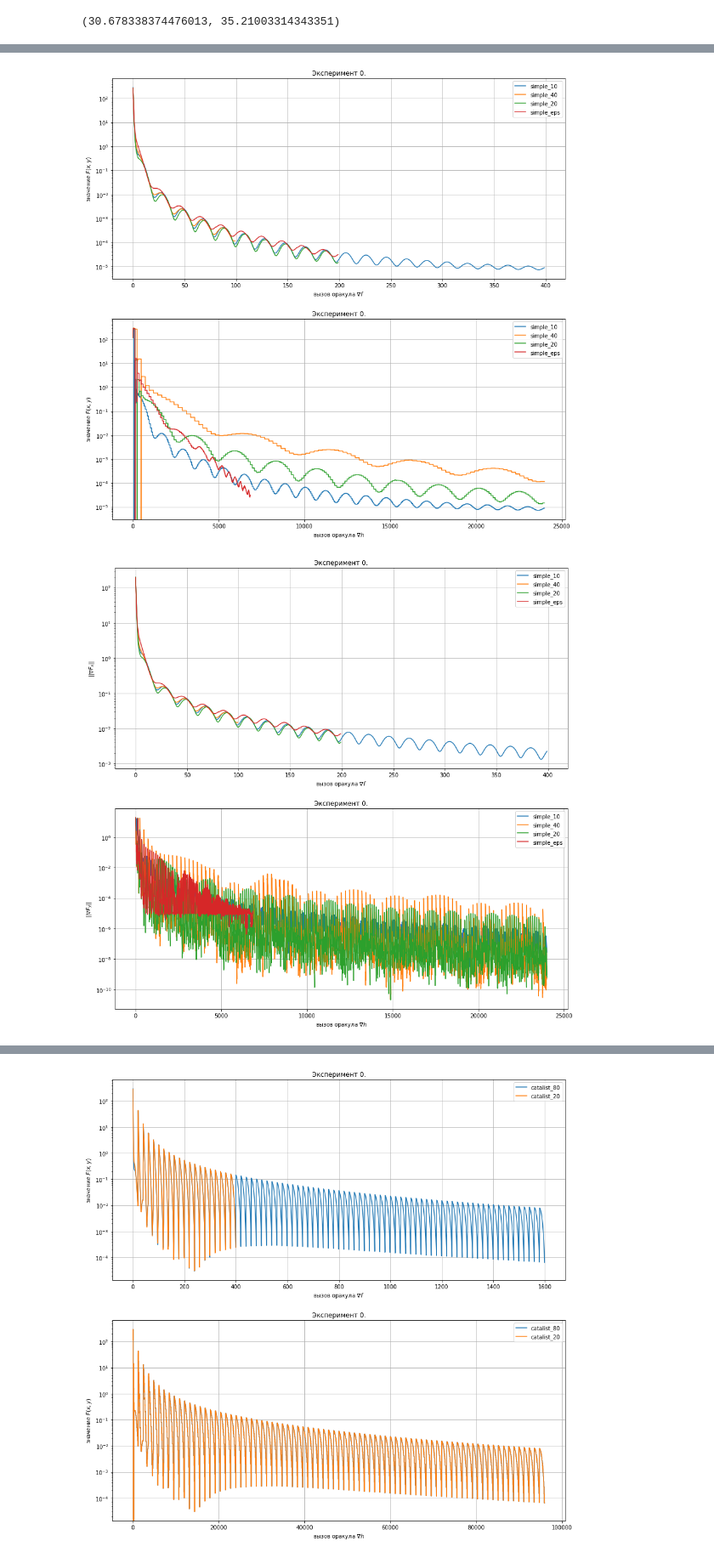
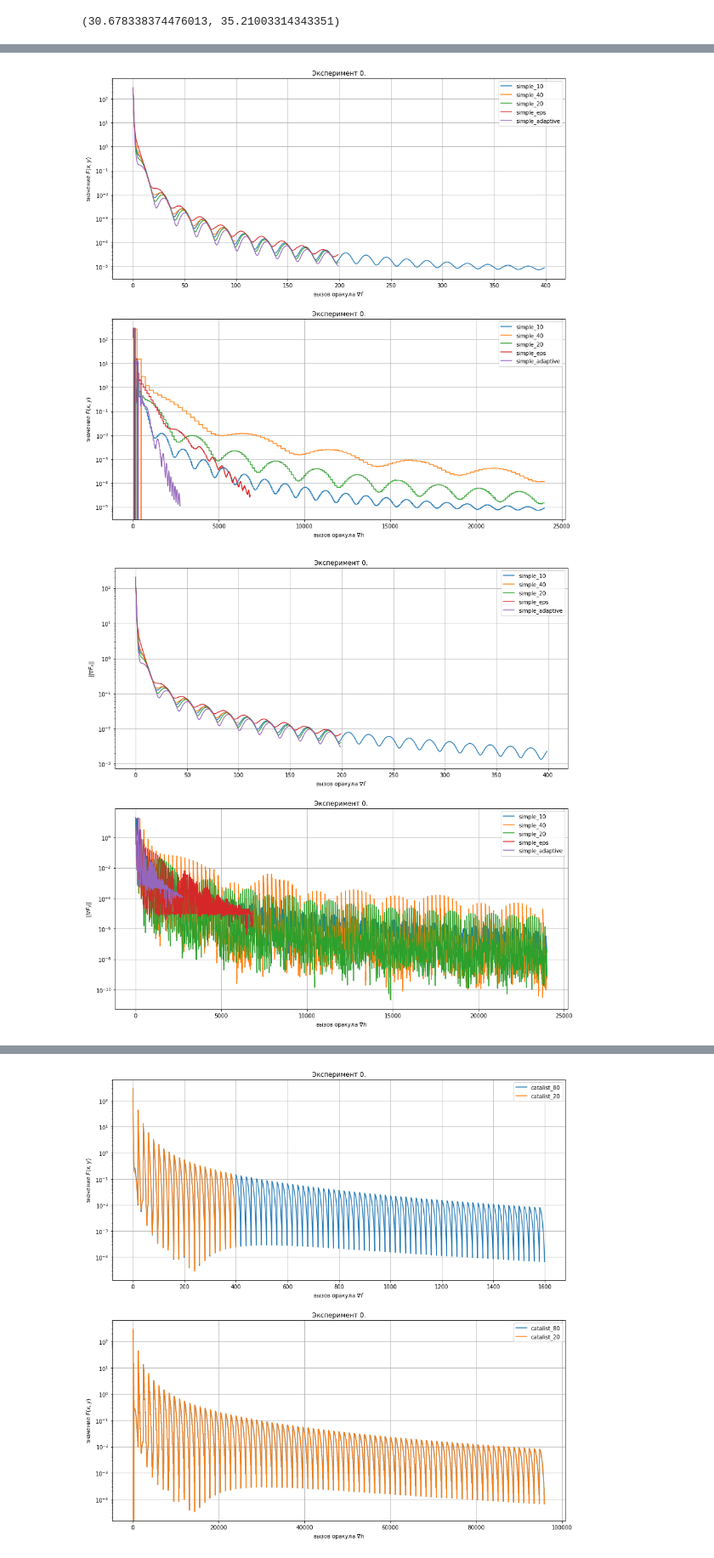
Before and after one commit to nikvas0/optimization_project, a Jupyter notebook: experiments_exp2.ipynb, the cells around one changed output, grey strips where cells are left out. Shown: that part at 85% size. Saved outputs shown, nothing was run; the diff lists cells and outputs as text; code cells hidden in the pictures.

```diff
--- a/experiments_exp2.ipynb
+++ b/experiments_exp2.ipynb
@@ -205,11 +205,11 @@ for i, exp in enumerate(exps):
     res_simple_20.append(stat)
 
     %time x, y, stat = RunSaddle(x_0, y_0, exp, 200, 20, 5, None, 1e-5)
-    print('Simple EPS=1e-3 (200, 20): f(x, y)={}\n||f\'_x(x_0, y_0)||={} ||f\'_x(x, y)||={}\n||f\'_y(x_0, y_0)||={} ||f\'_y(x, y)||={}'.format(calc_res(exp, x, y), calc_grad_x(exp, x_0, y_0), calc_grad_x(exp, x, y), calc_grad_y(exp, x_0, y_0), calc_grad_y(exp, x, y)))
+    print('Simple EPS=1e-5 (200, 20): f(x, y)={}\n||f\'_x(x_0, y_0)||={} ||f\'_x(x, y)||={}\n||f\'_y(x_0, y_0)||={} ||f\'_y(x, y)||={}'.format(calc_res(exp, x, y), calc_grad_x(exp, x_0, y_0), calc_grad_x(exp, x, y), calc_grad_y(exp, x_0, y_0), calc_grad_y(exp, x, y)))
     res_simple_eps.append(stat)
 
-    #%time x, y, stat = RunSaddleAdaptiveEps(x_0, y_0, exp, 200, 30, 5, 1e-1, 0.9998)
-    #print('Adaptive EPS=1e-2 alpha=0.9997 (200, 20): f(x, y)={}\n||f\'_x(x_0, y_0)||={} ||f\'_x(x, y)||={}\n||f\'_y(x_0, y_0)||={} ||f\'_y(x, y)||={}'.format(calc_res(exp, x, y), calc_grad_x(exp, x_0, y_0), calc_grad_x(exp, x, y), calc_grad_y(exp, x_0, y_0), calc_grad_y(exp, x, y)))
-    #res_simple_adaptive.append(stat)
+    %time x, y, stat = RunSaddleAdaptiveEps(x_0, y_0, exp, 200, 30, 5, 1e-3, 0.9995)
+    print('Adaptive EPS=1e-3 alpha=0.9995 (200, 30): f(x, y)={}\n||f\'_x(x_0, y_0)||={} ||f\'_x(x, y)||={}\n||f\'_y(x_0, y_0)||={} ||f\'_y(x, y)||={}'.format(calc_res(exp, x, y), calc_grad_x(exp, x_0, y_0), calc_grad_x(exp, x, y), calc_grad_y(exp, x_0, y_0), calc_grad_y(exp, x, y)))
+    res_simple_adaptive.append(stat)
 # %% [output]
 Эксперимент 0.
@@ -304,8 +304,8 @@ for i in range(len(exps)):
     Ff = collectFfromfOracleSimple(res_simple_eps[i])
     ax.plot(range(len(Ff)), Ff, label='simple_eps')
 
-    #Ff = collectFfromfOracleSimple(res_simple_adaptive[i])
-    #ax.plot(range(len(Ff)), Ff, label='simple_adaptive')
+    Ff = collectFfromfOracleSimple(res_simple_adaptive[i])
+    ax.plot(range(len(Ff)), Ff, label='simple_adaptive')
 
     plt.yscale("log")
     plt.ylabel('значение $F(x, y)$')
@@ -329,8 +329,8 @@ for i in range(len(exps)):
     Fh = collectFfromhOracleSimple(res_simple_eps[i])
     ax.plot(range(len(Fh)), Fh, label='simple_eps')
 
-    #Fh = collectFfromhOracleSimple(res_simple_adaptive[i])
-    #ax.plot(range(len(Fh)), Fh, label='simple_adaptive')
+    Fh = collectFfromhOracleSimple(res_simple_adaptive[i])
+    ax.plot(range(len(Fh)), Fh, label='simple_adaptive')
 
     plt.yscale("log")
     plt.ylabel('значение $F(x, y)$')
@@ -338,7 +338,7 @@ for i in range(len(exps)):
     plt.grid(True)
     plt.legend()
 # %% [output]
-[figure, old version]
+[figure, new version]
 # %%
 plt.figure(figsize=(15,15))
 
@@ -358,41 +358,41 @@ for i in range(len(exps)):
     Gf = collectGradNormfromfOracleSimple(res_simple_eps[i])
     ax.plot(range(len(Gf)), Gf, label='simple_eps')
 
-    #Gf = collectGradNormfromfOracleSimple(res_simple_adaptive[i])
-    #ax.plot(range(len(Gf)), Gf, label='simple_adaptive')
+    Gf = collectGradNormfromfOracleSimple(res_simple_adaptive[i])
+    ax.plot(range(len(Gf)), Gf, label='simple_adaptive')
 
     plt.yscale("log")
     plt.ylabel('$||\\nabla F_x||$')
     plt.xlabel('вызов оракула $\\nabla f$')
     plt.grid(True)
     plt.legend()
 
 
     ax = plt.subplot(2, 1, 1 + i * 2 + 1)
     ax.set_title('Эксперимент {}.'.format(i))
 
     Gh = collectGradNormfromhOracleSimple(res_simple_10[i])
     ax.plot(range(len(Gh)), Gh, label='simple_10')
 
     Gh = collectGradNormfromhOracleSimple(res_simple_40[i])
     ax.plot(range(len(Gh)), Gh, label='simple_40')
 
     Gh = collectGradNormfromhOracleSimple(res_simple_20[i])
     ax.plot(range(len(Gh)), Gh, label='simple_20')
 
     Gh = collectGradNormfromhOracleSimple(res_simple_eps[i])
     ax.plot(range(len(Gh)), Gh, label='simple_eps')
 
-    #Gh = collectGradNormfromhOracleSimple(res_simple_adaptive[i])
-    #ax.plot(range(len(Gh)), Gh, label='simple_adaptive')
+    Gh = collectGradNormfromhOracleSimple(res_simple_adaptive[i])
+    ax.plot(range(len(Gh)), Gh, label='simple_adaptive')
 
     plt.yscale("log")
     plt.ylabel('$||\\nabla F_y||$')
     plt.xlabel('вызов оракула $\\nabla h$')
     plt.grid(True)
     plt.legend()
 # %% [output]
-[figure, old version]
+[figure, new version]
 # %% [markdown]
 **Вывод**
 
```
Also changed, not shown: parts of 3 cells of this notebook, 2 other files.
